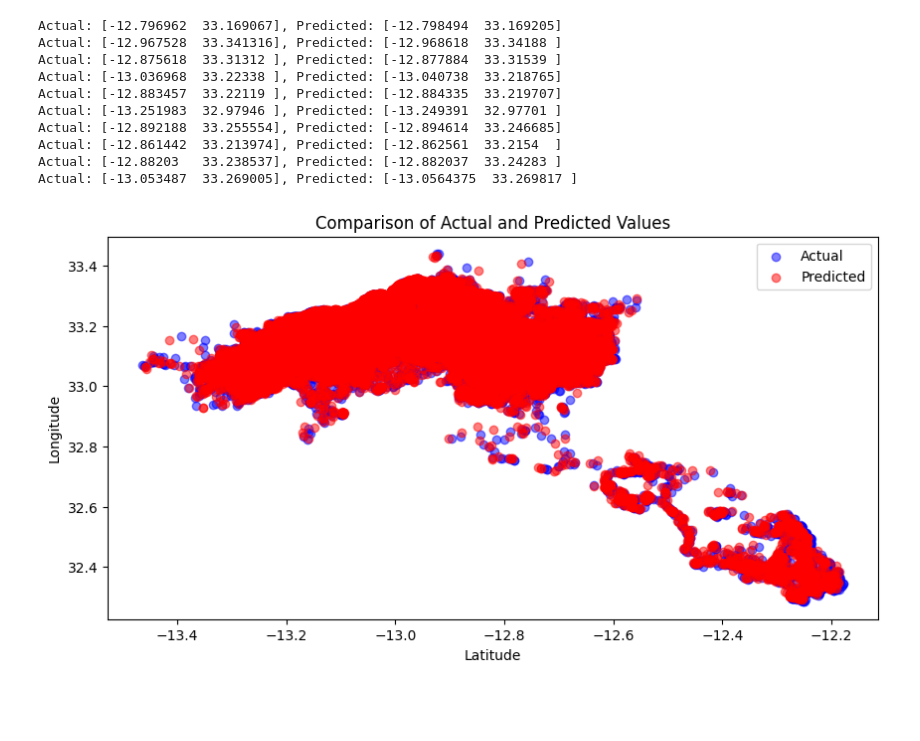
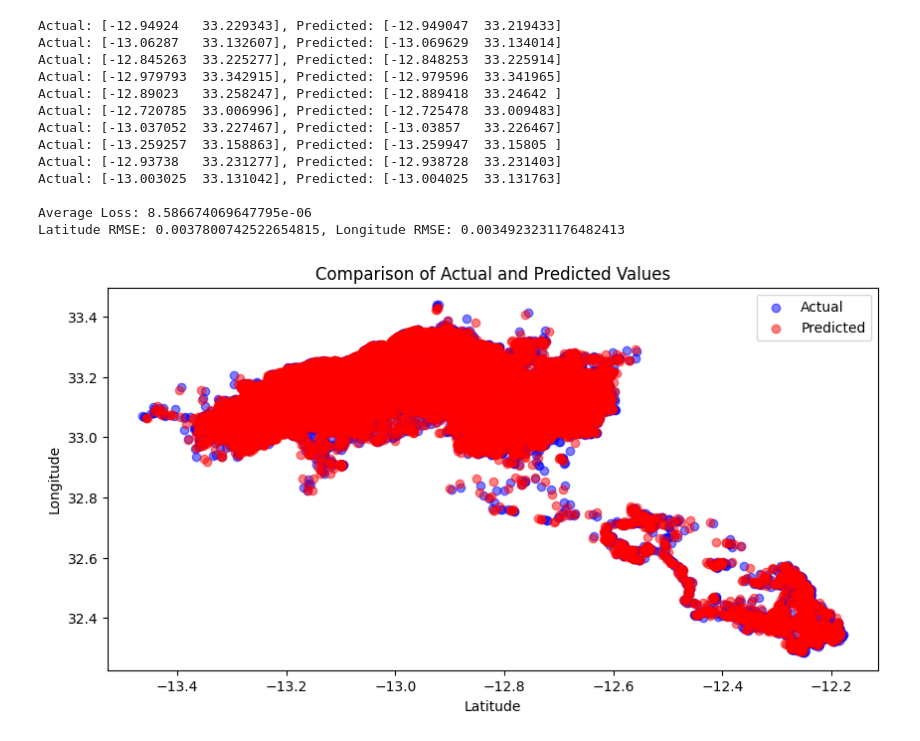
Before and after one commit to indhu68/Intro_to_DL_Project, a Jupyter notebook: RTML_Main.ipynb, the cells around one changed output. Cells and saved outputs as stored; diff of their text form; code cells hidden in the pictures; blank space fills up the shorter version.

```diff
--- a/RTML_Main.ipynb
+++ b/RTML_Main.ipynb
@@ -124,65 +168,82 @@ Epoch 10, Loss: 1.2439723759068484e-05
+# %%
+# Load Model Function
+def load_model(model, load_path='model.pth'):
+    model.load_state_dict(torch.load(load_path))
+    model.to('cuda')
+    return model
 # %%
 import torch
+from torch.utils.data import DataLoader, TensorDataset
 import matplotlib.pyplot as plt
 import numpy as np
 
-def evaluate_and_plot(model, dataloader, criterion, scaler):
+# Function to evaluate the model, print actual vs predicted values, and plot them
+def evaluate(model, dataloader, criterion, scaler):
     model.eval()
     total_loss = 0
     actuals_list = []
     predicteds_list = []
+    lat_rmse = []
+    lon_rmse = []
     sample_count = 0
-
-    min_lat_lon = scaler.data_min_[:2]  # Assuming these are lat and lon
-    range_lat_lon = scaler.data_range_[:2]  # Assuming these are lat and lon ranges
 
     with torch.no_grad():
         for X_batch, y_batch in dataloader:
-            X_batch = X_batch.to('cuda')
-            y_batch = y_batch.to('cuda')
+            X_batch, y_batch = X_batch.to('cuda'), y_batch.to('cuda')
             predictions = model(X_batch)
             loss = criterion(predictions, y_batch)
             total_loss += loss.item()
 
+            # Scale back to original range
             actuals = y_batch.cpu().numpy()
             predicteds = predictions.cpu().numpy()
-
-            # Apply inverse scaling to latitude and longitude
+            min_lat_lon = scaler.data_min_[:2]
+            range_lat_lon = scaler.data_range_[:2]
             actuals[:, 0:2] = actuals[:, 0:2] * range_lat_lon + min_lat_lon
             predicteds[:, 0:2] = predicteds[:, 0:2] * range_lat_lon + min_lat_lon
 
             for actual, predicted in zip(actuals, predicteds):
                 actuals_list.append(actual[:2])
                 predicteds_list.append(predicted[:2])
+                lat_rmse.append((actual[0] - predicted[0])**2)
+                lon_rmse.append((actual[1] - predicted[1])**2)
                 if sample_count < 10:
                     print(f'Actual: {actual[:2]}, Predicted: {predicted[:2]}')
                     sample_count += 1
 
-    # Plotting
+    lat_rmse = np.sqrt(np.mean(lat_rmse))
+    lon_rmse = np.sqrt(np.mean(lon_rmse))
+
+    print(f'\nAverage Loss: {total_loss / len(dataloader)}')
+    print(f'Latitude RMSE: {lat_rmse}, Longitude RMSE: {lon_rmse}')
+
+    # Plotting Actual vs Predicted
     actuals_array = np.array(actuals_list)
     predicteds_array = np.array(predicteds_list)
     plt.figure(figsize=(10, 5))
     plt.scatter(actuals_array[:, 0], actuals_array[:, 1], c='blue', label='Actual', alpha=0.5)
     plt.scatter(predicteds_array[:, 0], predicteds_array[:, 1], c='red', label='Predicted', alpha=0.5)
     plt.xlabel('Latitude')
     plt.ylabel('Longitude')
     plt.title('Comparison of Actual and Predicted Values')
     plt.legend()
     plt.show()
 
-    print(f'\nAverage Loss: {total_loss / len(dataloader)}')
-
-# Assuming you have already defined 'model', 'test_loader', 'criterion', and 'scaler':
-evaluate_and_plot(model, test_loader, criterion, scaler)
+# Assuming 'model', 'test_loader', 'criterion', and 'scaler' are defined
+model = load_model(model)  # Make sure the model is loaded before calling evaluate
+evaluate(model, test_loader, criterion, scaler)
 # %% [output]
-Actual: [-12.796962  33.169067], Predicted: [-12.798494  33.169205]
-Actual: [-12.967528  33.341316], Predicted: [-12.968618  33.34188 ]
-Actual: [-12.875618  33.31312 ], Predicted: [-12.877884  33.31539 ]
-Actual: [-13.036968  33.22338 ], Predicted: [-13.040738  33.218765]
-Actual: [-12.883457  33.22119 ], Predicted: [-12.884335  33.219707]
-Actual: [-13.251983  32.97946 ], Predicted: [-13.249391  32.97701 ]
-Actual: [-12.892188  33.255554], Predicted: [-12.894614  33.246685]
-Actual: [-12.861442  33.213974], Predicted: [-12.862561  33.2154  ]
-Actual: [-12.88203   33.238537], Predicted: [-12.882037  33.24283 ]
-Actual: [-13.053487  33.269005], Predicted: [-13.0564375  33.269817 ]
+Actual: [-12.94924   33.229343], Predicted: [-12.949047  33.219433]
+Actual: [-13.06287   33.132607], Predicted: [-13.069629  33.134014]
+Actual: [-12.845263  33.225277], Predicted: [-12.848253  33.225914]
+Actual: [-12.979793  33.342915], Predicted: [-12.979596  33.341965]
+Actual: [-12.89023   33.258247], Predicted: [-12.889418  33.24642 ]
+Actual: [-12.720785  33.006996], Predicted: [-12.725478  33.009483]
+Actual: [-13.037052  33.227467], Predicted: [-13.03857   33.226467]
+Actual: [-13.259257  33.158863], Predicted: [-13.259947  33.15805 ]
+Actual: [-12.93738   33.231277], Predicted: [-12.938728  33.231403]
+Actual: [-13.003025  33.131042], Predicted: [-13.004025  33.131763]
+
+Average Loss: 8.586674069647795e-06
+Latitude RMSE: 0.0037800742522654815, Longitude RMSE: 0.0034923231176482413
-[figure, old version]
+[figure, new version]
```
Also changed, not shown: parts of 12 cells of this notebook.
